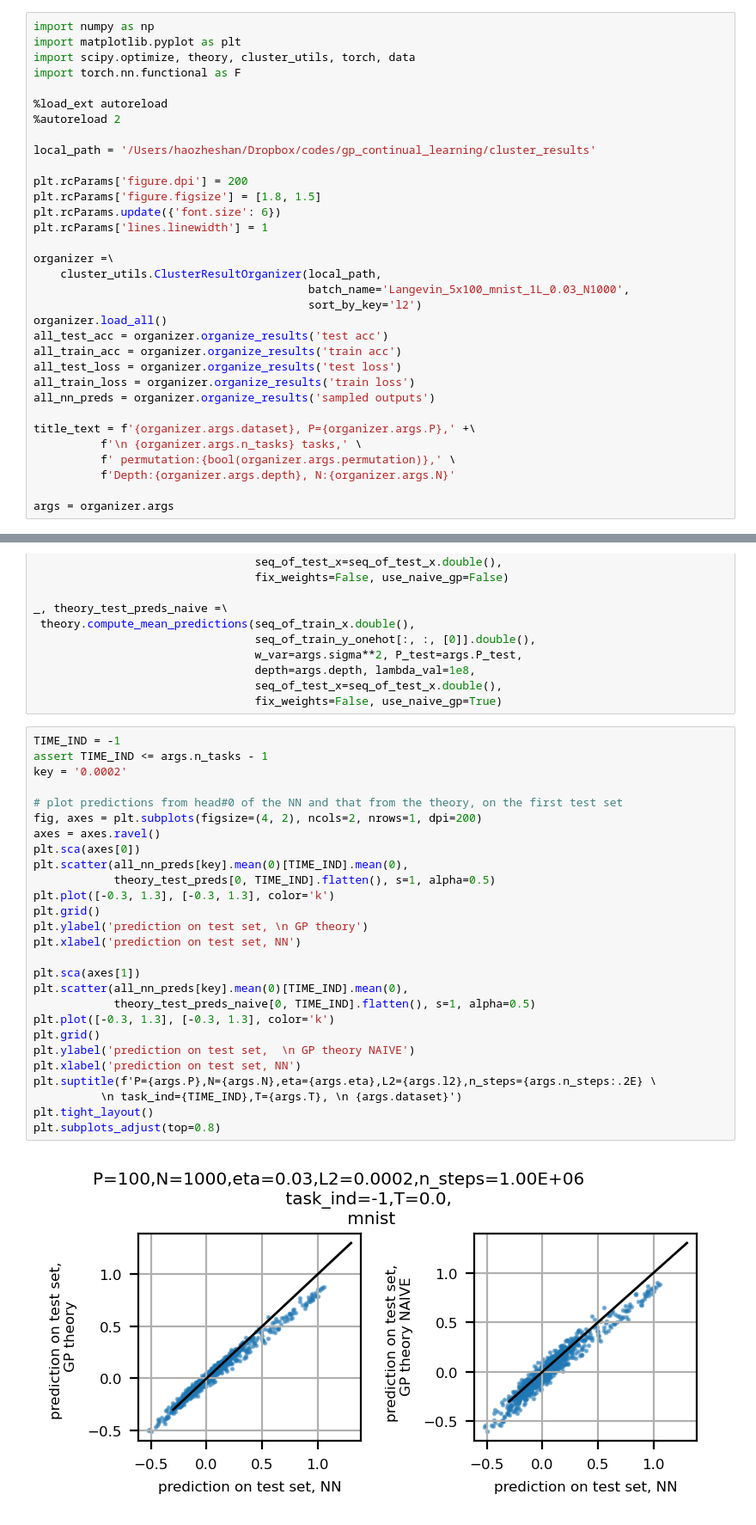
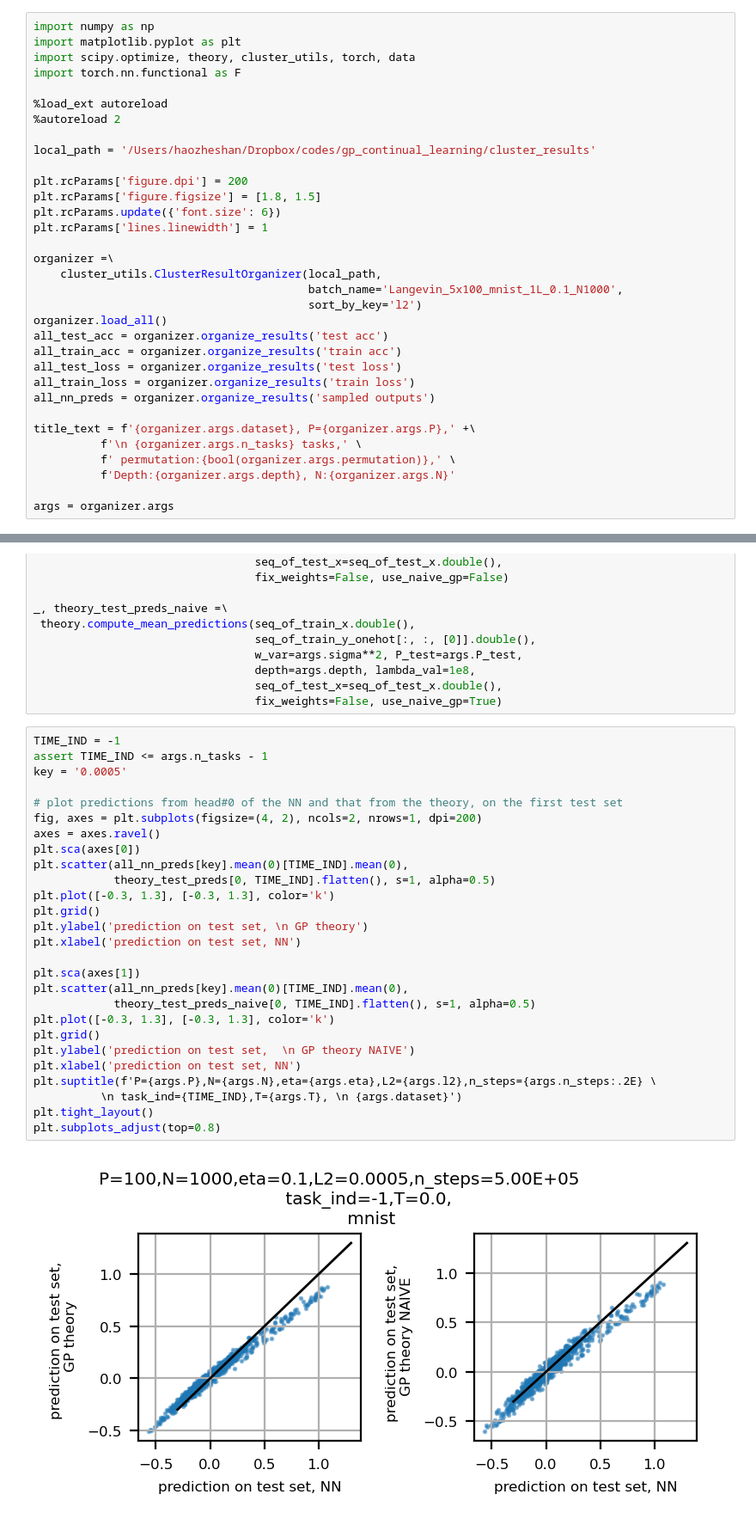
Before and after one commit to hzshan/gp_continual_learning, a Jupyter notebook: notebooks/viewer_sgd.ipynb, the cells around one changed output, grey strips where cells are left out. Shown: that part at 86% size. Cells and saved outputs as stored; diff of their text form.

```diff
--- a/notebooks/viewer_sgd.ipynb
+++ b/notebooks/viewer_sgd.ipynb
@@ -16,7 +16,7 @@ plt.rcParams['lines.linewidth'] = 1
 
 organizer =\
     cluster_utils.ClusterResultOrganizer(local_path,
-                                         batch_name='Langevin_5x100_mnist_1L_0.03_N1000',
+                                         batch_name='Langevin_5x100_mnist_1L_0.1_N1000',
                                          sort_by_key='l2')
 organizer.load_all()
 all_test_acc = organizer.organize_results('test acc')
@@ -67,32 +67,32 @@ _, theory_test_preds_naive =\
 # %%
 TIME_IND = -1
 assert TIME_IND <= args.n_tasks - 1
-key = '0.0002'
+key = '0.0005'
 
 # plot predictions from head#0 of the NN and that from the theory, on the first test set
 fig, axes = plt.subplots(figsize=(4, 2), ncols=2, nrows=1, dpi=200)
 axes = axes.ravel()
 plt.sca(axes[0])
 plt.scatter(all_nn_preds[key].mean(0)[TIME_IND].mean(0),
             theory_test_preds[0, TIME_IND].flatten(), s=1, alpha=0.5)
 plt.plot([-0.3, 1.3], [-0.3, 1.3], color='k')
 plt.grid()
 plt.ylabel('prediction on test set, \n GP theory')
 plt.xlabel('prediction on test set, NN')
 
 plt.sca(axes[1])
 plt.scatter(all_nn_preds[key].mean(0)[TIME_IND].mean(0),
             theory_test_preds_naive[0, TIME_IND].flatten(), s=1, alpha=0.5)
 plt.plot([-0.3, 1.3], [-0.3, 1.3], color='k')
 plt.grid()
 plt.ylabel('prediction on test set,  \n GP theory NAIVE')
 plt.xlabel('prediction on test set, NN')
 plt.suptitle(f'P={args.P},N={args.N},eta={args.eta},L2={args.l2},n_steps={args.n_steps:.2E} \
           \n task_ind={TIME_IND},T={args.T}, \n {args.dataset}')
 plt.tight_layout()
 plt.subplots_adjust(top=0.8)
 # %% [output]
-[figure, old version]
+[figure, new version]
 # %%
 def plot_loss_over_lambda(all_xxx_loss):
 
```
Also changed, not shown: parts of 1 cell of this notebook, 3 other files.
